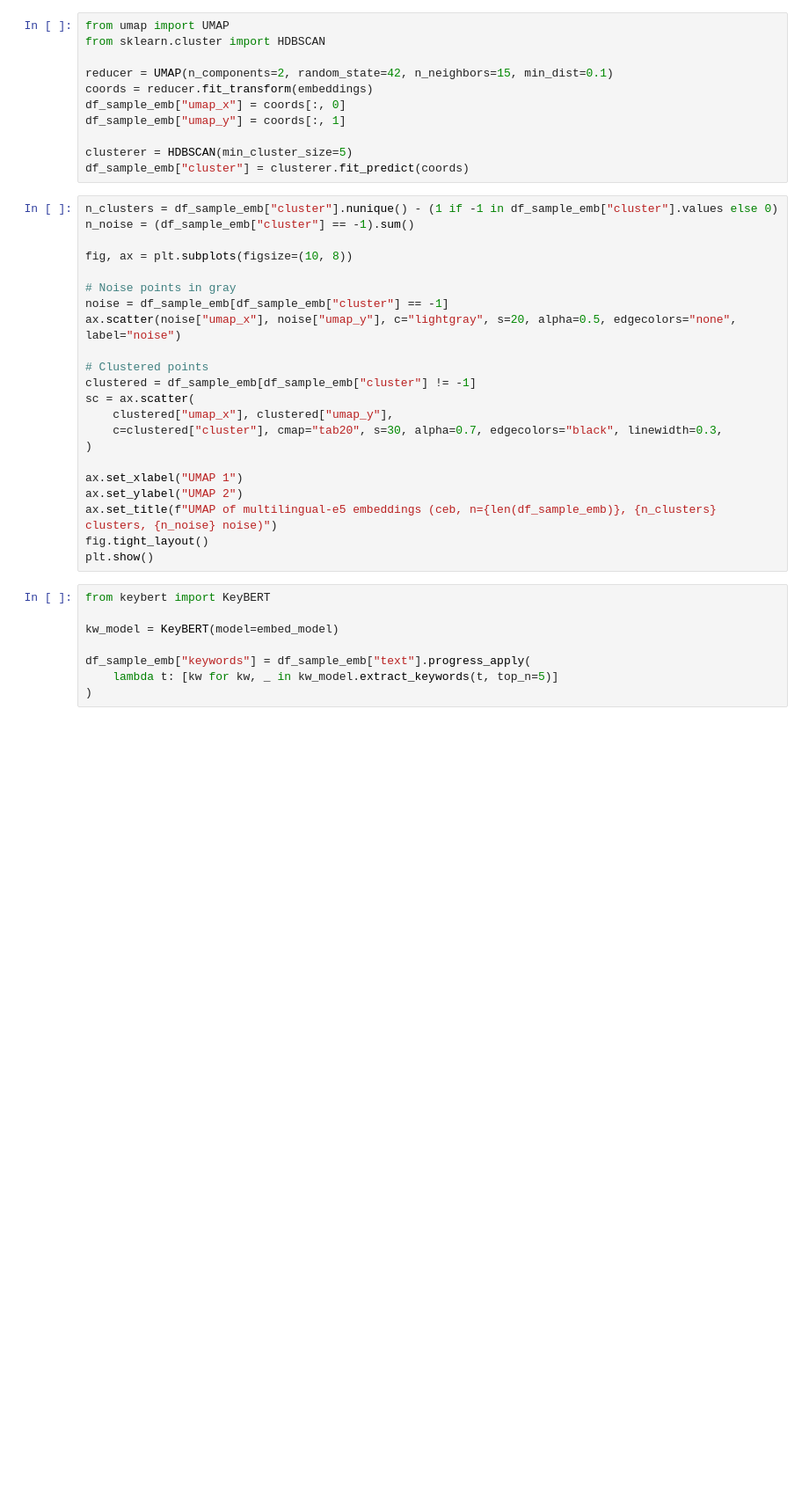
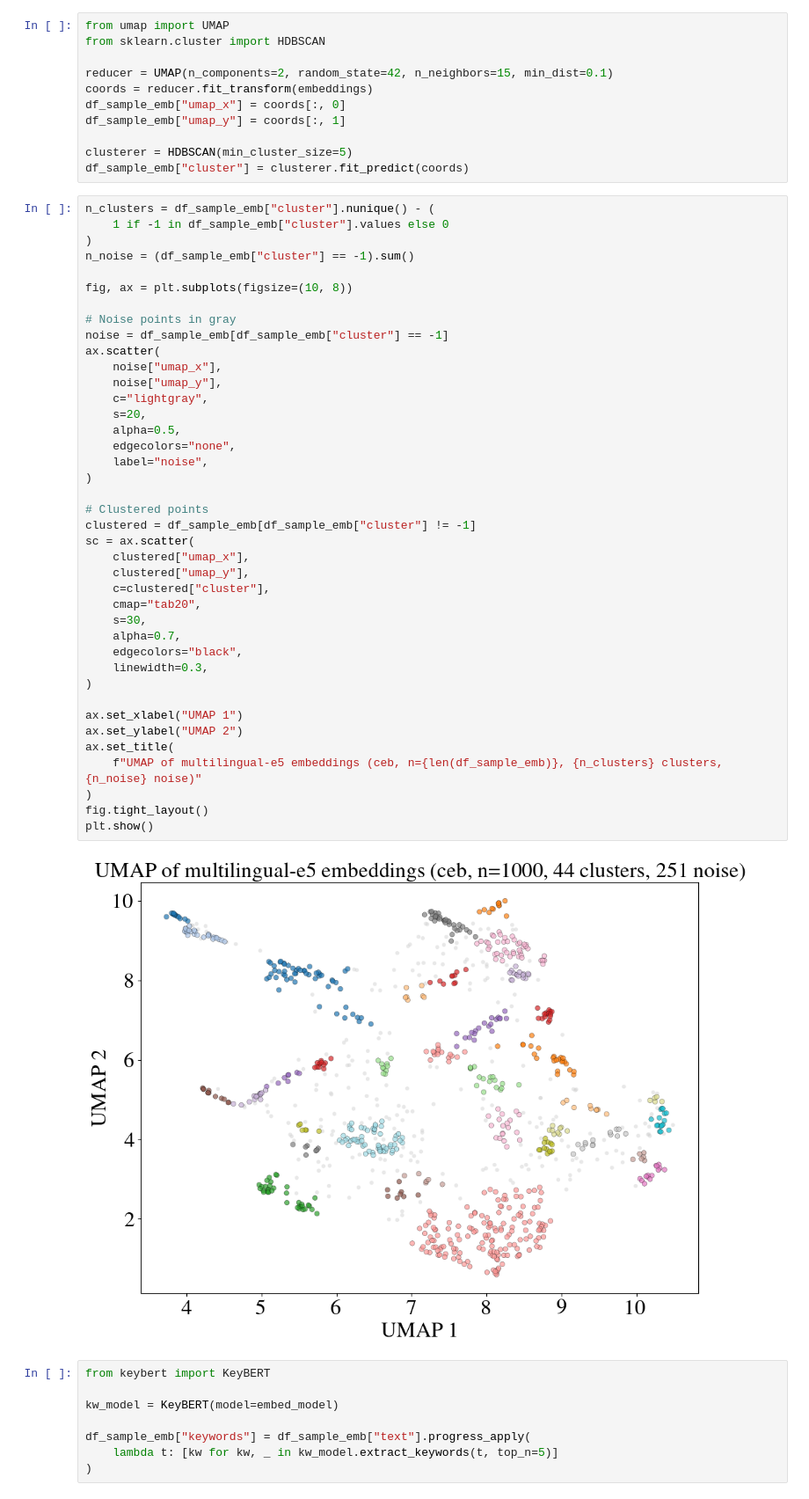
Before and after one commit to ljvmiranda921/scratch, a Jupyter notebook: 2026-03-20-madlad/2026-03-20-check-langs.ipynb, the cells around one changed output. Shown at 88% size. Drawn from its saved outputs; the diff is of its cells as text; blank space fills up the shorter version.

```diff
--- a/2026-03-20-madlad/2026-03-20-check-langs.ipynb
+++ b/2026-03-20-madlad/2026-03-20-check-langs.ipynb
@@ -398,27 +398,47 @@ df_sample_emb["umap_y"] = coords[:, 1]
 clusterer = HDBSCAN(min_cluster_size=5)
 df_sample_emb["cluster"] = clusterer.fit_predict(coords)
 # %%
-n_clusters = df_sample_emb["cluster"].nunique() - (1 if -1 in df_sample_emb["cluster"].values else 0)
+n_clusters = df_sample_emb["cluster"].nunique() - (
+    1 if -1 in df_sample_emb["cluster"].values else 0
+)
 n_noise = (df_sample_emb["cluster"] == -1).sum()
 
 fig, ax = plt.subplots(figsize=(10, 8))
 
 # Noise points in gray
 noise = df_sample_emb[df_sample_emb["cluster"] == -1]
-ax.scatter(noise["umap_x"], noise["umap_y"], c="lightgray", s=20, alpha=0.5, edgecolors="none", label="noise")
+ax.scatter(
+    noise["umap_x"],
+    noise["umap_y"],
+    c="lightgray",
+    s=20,
+    alpha=0.5,
+    edgecolors="none",
+    label="noise",
+)
 
 # Clustered points
 clustered = df_sample_emb[df_sample_emb["cluster"] != -1]
 sc = ax.scatter(
-    clustered["umap_x"], clustered["umap_y"],
-    c=clustered["cluster"], cmap="tab20", s=30, alpha=0.7, edgecolors="black", linewidth=0.3,
+    clustered["umap_x"],
+    clustered["umap_y"],
+    c=clustered["cluster"],
+    cmap="tab20",
+    s=30,
+    alpha=0.7,
+    edgecolors="black",
+    linewidth=0.3,
 )
 
 ax.set_xlabel("UMAP 1")
 ax.set_ylabel("UMAP 2")
-ax.set_title(f"UMAP of multilingual-e5 embeddings (ceb, n={len(df_sample_emb)}, {n_clusters} clusters, {n_noise} noise)")
+ax.set_title(
+    f"UMAP of multilingual-e5 embeddings (ceb, n={len(df_sample_emb)}, {n_clusters} clusters, {n_noise} noise)"
+)
 fig.tight_layout()
 plt.show()
+# %% [output]
+[figure, added]
 # %%
 from keybert import KeyBERT
 
```
